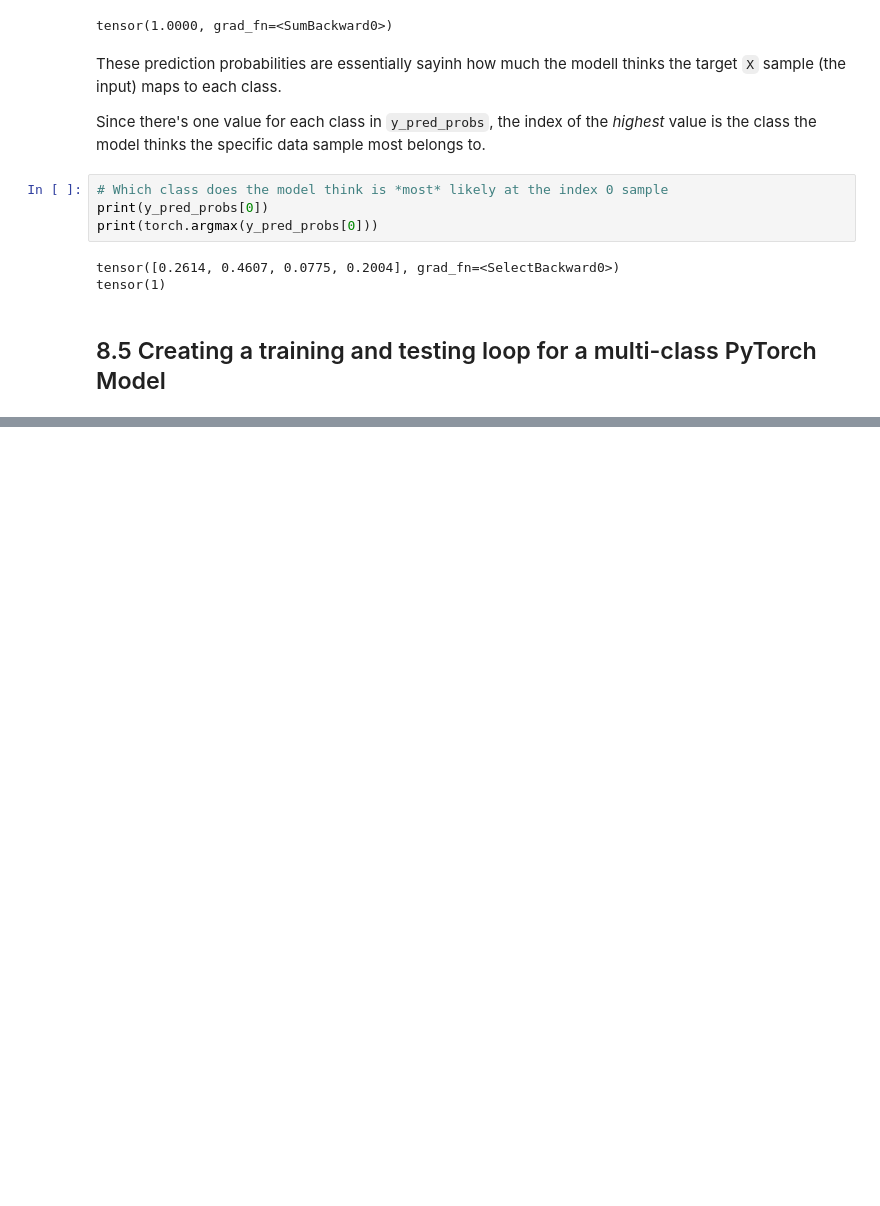
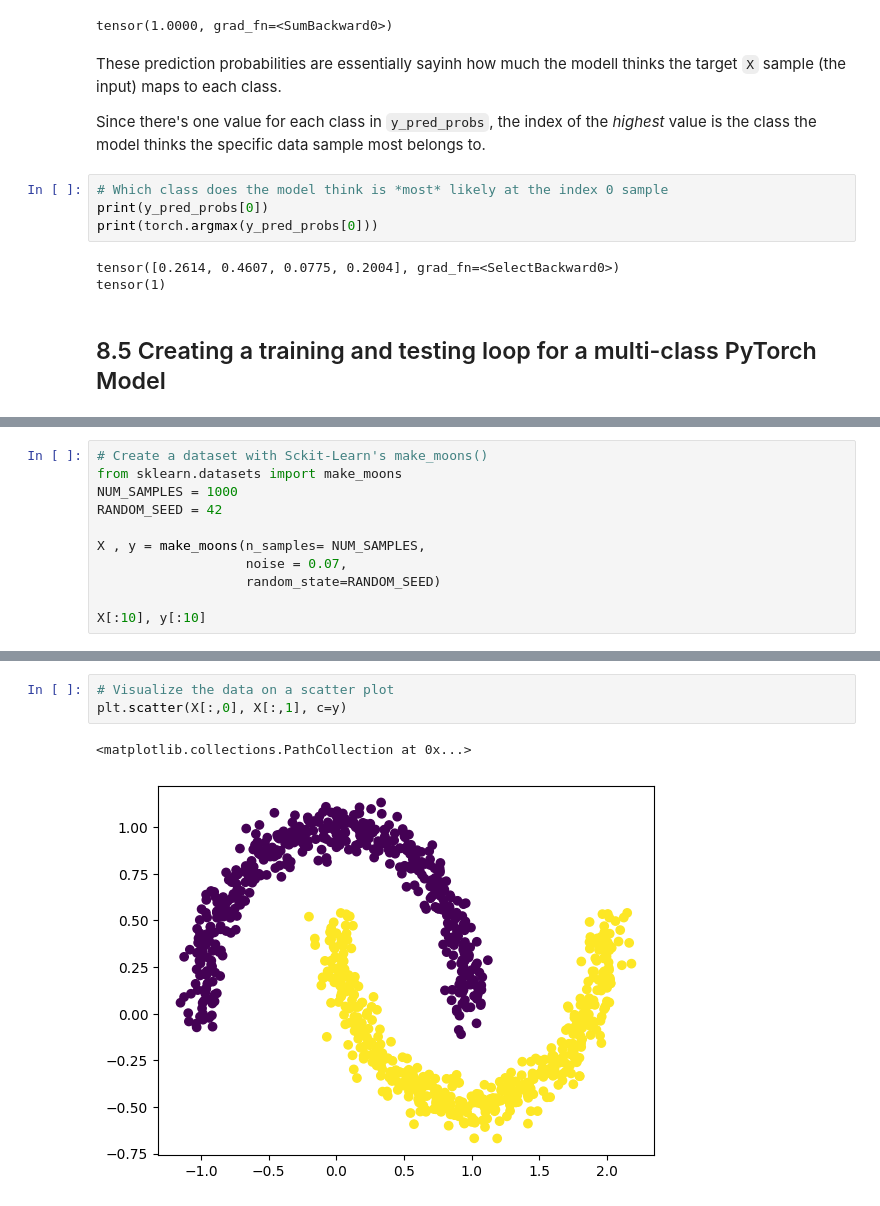
Before and after one commit to SiddheshDaphane/Deep_Learning_With_PyTorch, a Jupyter notebook: 02_PyTorch_Neural_Network_Classification.ipynb, the cells around one changed output, grey strips where cells are left out. Saved outputs shown, nothing was run; the diff lists cells and outputs as text; blank space fills up the shorter version.

```diff
--- a/02_PyTorch_Neural_Network_Classification.ipynb
+++ b/02_PyTorch_Neural_Network_Classification.ipynb
@@ -1291,0 +1449,11 @@ tensor(1)
+# %%
+# Create a dataset with Sckit-Learn's make_moons()
+from sklearn.datasets import make_moons
+NUM_SAMPLES = 1000
+RANDOM_SEED = 42
+
+X , y = make_moons(n_samples= NUM_SAMPLES,
+                   noise = 0.07,
+                   random_state=RANDOM_SEED)
+
+X[:10], y[:10]
@@ -1291,0 +1487,6 @@ tensor(1)
+# %%
+# Visualize the data on a scatter plot
+plt.scatter(X[:,0], X[:,1], c=y)
+# %% [output]
+<matplotlib.collections.PathCollection at 0x...>
+[figure, added]
```
Also changed, not shown: parts of 29 cells of this notebook.
